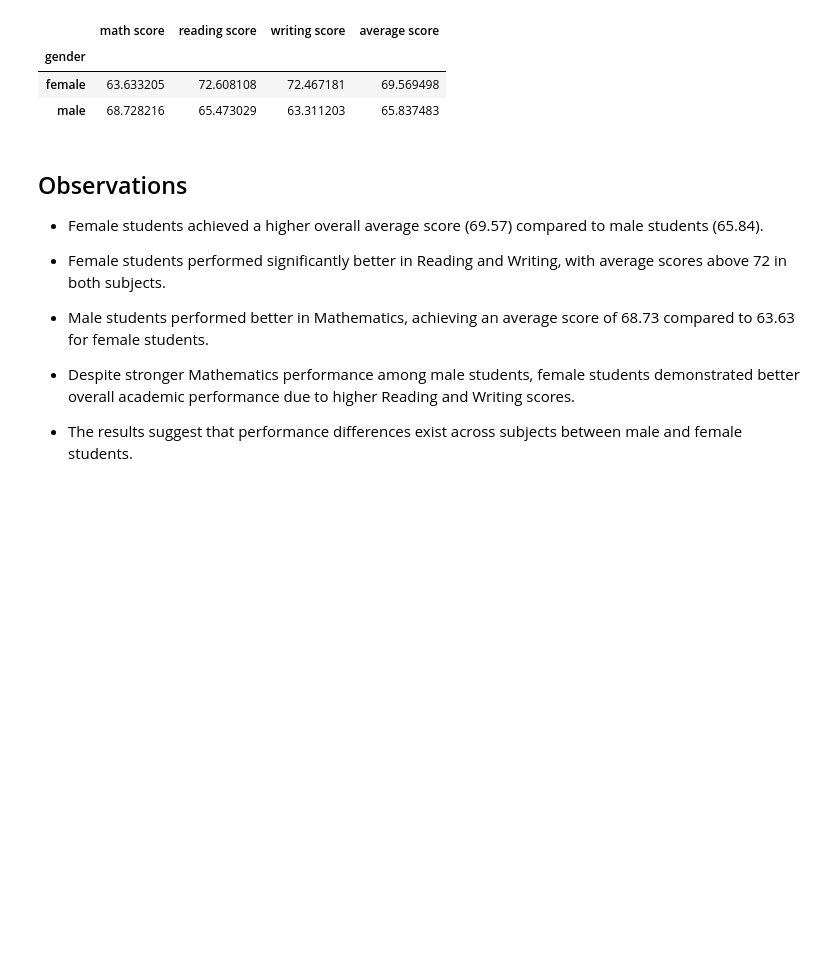
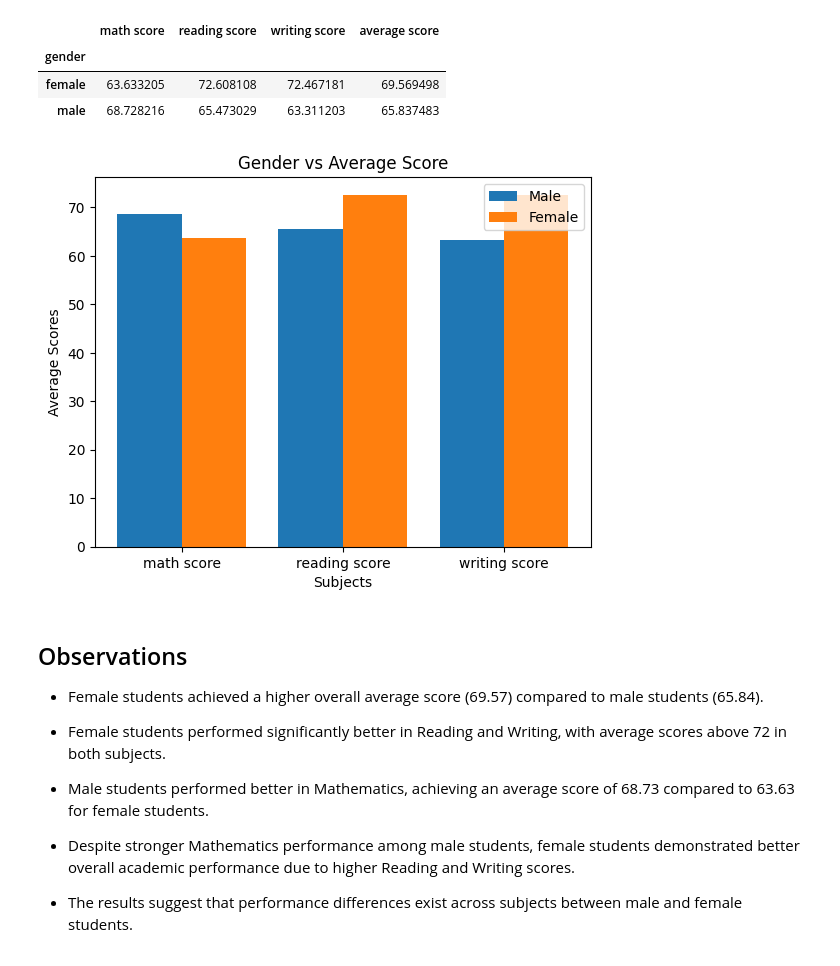
Before and after one commit to Alekhya-2006/student-performance-analysis, a Jupyter notebook: notebooks/student_analysis.ipynb, the cells around one changed output. Saved outputs shown, nothing was run; the diff lists cells and outputs as text; code cells hidden in the pictures; blank space fills up the shorter version.

```diff
--- a/notebooks/student_analysis.ipynb
+++ b/notebooks/student_analysis.ipynb
@@ -211,6 +232,40 @@ df.groupby("gender")[
 | gender |  |  |  |  |
 | female | 63.633205 | 72.608108 | 72.467181 | 69.569498 |
 | male | 68.728216 | 65.473029 | 63.311203 | 65.837483 |
+# %%
+# Data Visualization
+
+## Gender vs Average Score
+gender_based = df.groupby("gender")[
+    ["math score",
+     "reading score",
+     "writing score"
+    ]
+].mean()
+
+subjects = list(gender_based.columns)
+
+female_avg_scores = gender_based.loc["female"].values
+
+male_avg_scores = gender_based.loc["male"].values
+
+x = np.arange(len(subjects))
+
+width = 0.4
+
+plt.bar(x - width/2, male_avg_scores, width, label="Male")
+plt.bar(x + width/2, female_avg_scores, width,  label="Female")
+
+plt.title("Gender vs Average Score")
+plt.xlabel("Subjects")
+plt.ylabel("Average Scores")
+
+plt.xticks(x, subjects)
+plt.legend()
+
+plt.show()
+# %% [output]
+[figure, added]
 # %% [markdown]
 ## Observations
 
```
Also changed, not shown: parts of 8 cells of this notebook, 1 other file.
